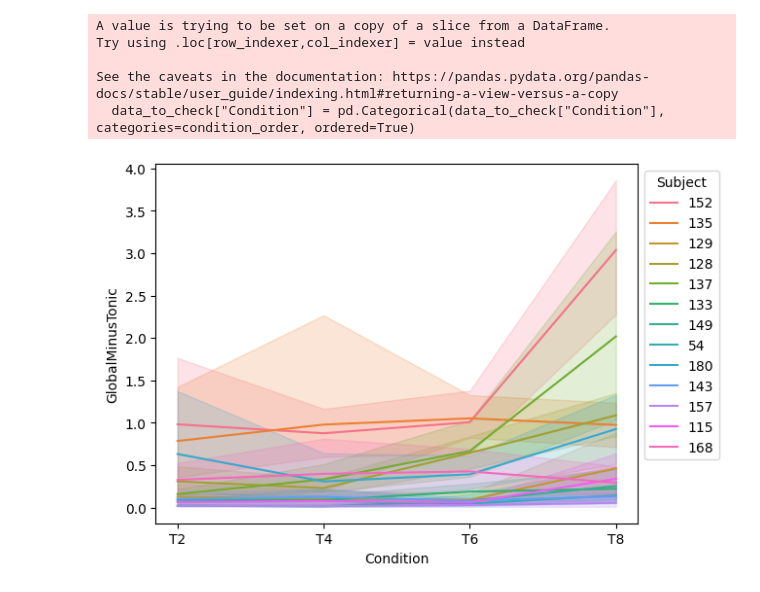
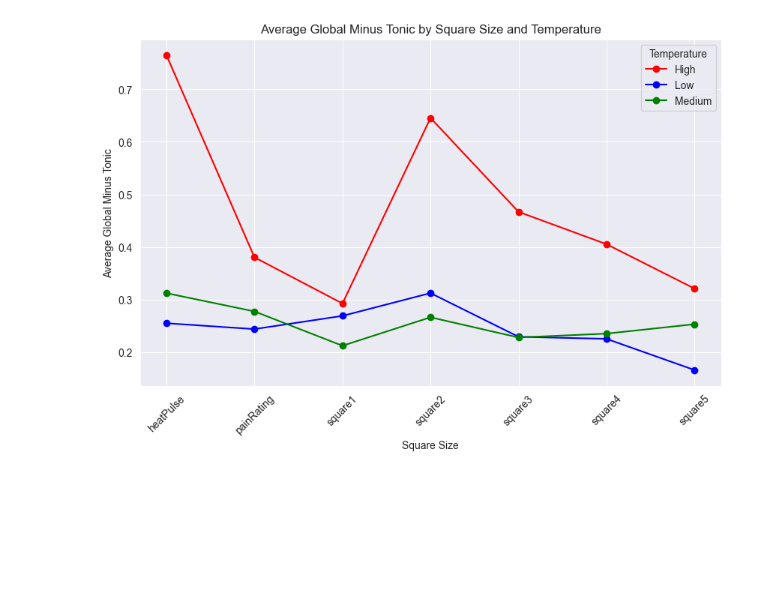
Before and after one commit to omerday/Neuroscience-of-Anxiety-Lab, a Jupyter notebook: DataAnalysis/TIM_Analysis_Noa.ipynb, the cells around one changed output. Cells and saved outputs as stored; diff of their text form; code cells hidden in the pictures; blank space fills up the shorter version.

```diff
--- a/DataAnalysis/TIM_Analysis_Noa.ipynb
+++ b/DataAnalysis/TIM_Analysis_Noa.ipynb
@@ -79,0 +113,5 @@ data = data[data["Condition"] != "None"]
+# %%
+# not working !!!!
+data.replace('None', np.nan, inplace=True)
+data_cleaned = data.dropna(subset=['Temperature', 'Event'])
+print(data_cleaned)
@@ -79,0 +136,16 @@ data = data[data["Condition"] != "None"]
+# %%
+global_mean_data = data.groupby('Event.NID').agg(
+    Global_Mean=('Global.Mean', 'mean'),
+    Global_Std=('Global.Mean', 'std')
+).reset_index()
+data = data.merge(global_mean_data, on='Event.NID', how='left')
+
+tonic_mean_data = data.groupby('Event.NID').agg(
+    Tonic_Mean=('CDA.Tonic', 'mean'),
+    Tonic_Std=('CDA.Tonic', 'std')
+).reset_index()
+data = data.merge(tonic_mean_data, on='Event.NID', how='left')
+
+data['Global_Minus_Tonic'] = data['Global_Mean'] - data['Tonic_Mean']
+
+print(data.head())
@@ -80,14 +170,32 @@ data = data[data["Condition"] != "None"]
+# %%
+# Set the size of the plot
+plt.figure(figsize=(10, 6))
+
+colors = {'Low': 'blue', 'Medium': 'green', 'High': 'red', 'noPain': 'gray'}  # Map categories to colors
+
+# Sort data for proper line continuity if necessary
+data.sort_values('Event', inplace=True)
+
+# Calculate and plot a line for each temperature level, skipping 'noPain'
+for temp_label, temp_data in data.groupby('Temperature'):
+    if temp_label != 'noPain':  # Skip 'noPain' category
+        # Calculate the average 'Global_Minus_Tonic' for each event within the current temperature category
+        grouped_data = temp_data.groupby('Event')['Global_Minus_Tonic'].mean().reset_index()
+        plt.plot(grouped_data['Event'], grouped_data['Global_Minus_Tonic'], marker='o', linestyle='-', label=temp_label, color=colors[temp_label])
+
+plt.xlabel('Square Size')  # Add x-axis label
+plt.ylabel('Average Global Minus Tonic')  # Add y-axis label
+plt.title('Average Global Minus Tonic by Square Size and Temperature')  # Add title
+plt.legend(title='Temperature')  # Add legend with title
+plt.grid(True)  # Add grid for easier reading
+plt.xticks(rotation=45)  # Rotate x-axis labels if needed
+plt.show()  # Display the plot
+# %% [output]
+[figure, added]
 # %%
-condition_order = ["T2", "T4", "T6", "T8"]
-
-data_to_check = data[data["Event"] == "heatPulse"]
-data_to_check["Condition"] = pd.Categorical(data_to_check["Condition"], categories=condition_order, ordered=True)
-ax = sns.lineplot(data=data_to_check, x="Condition", y="GlobalMinusTonic", hue="Subject")
-sns.move_legend(ax, "upper left", bbox_to_anchor=(1, 1))
+# condition_order = ["NoPain", "Low", "Medium", "High"]
+#
+# data_to_check = data[data["Event"] == "heatPulse"]
+# data_to_check["Temperature"] = pd.Categorical(data_to_check["Temperature"], categories=condition_order, ordered=True)
+# ax = sns.lineplot(data=data_to_check, x="Temperature", y="GlobalMinusTonic", hue="temperature_conditions")
+# sns.move_legend(ax, "upper left", bbox_to_anchor=(1, 1))
-# %% [output]
-A value is trying to be set on a copy of a slice from a DataFrame.
-Try using .loc[row_indexer,col_indexer] = value instead
-
-See the caveats in the documentation: https://pandas.pydata.org/pandas-docs/stable/user_guide/indexing.html#returning-a-view-versus-a-copy
-  data_to_check["Condition"] = pd.Categorical(data_to_check["Condition"], categories=condition_order, ordered=True)
-[figure, removed]
```
Also changed, not shown: parts of 15 cells of this notebook.
